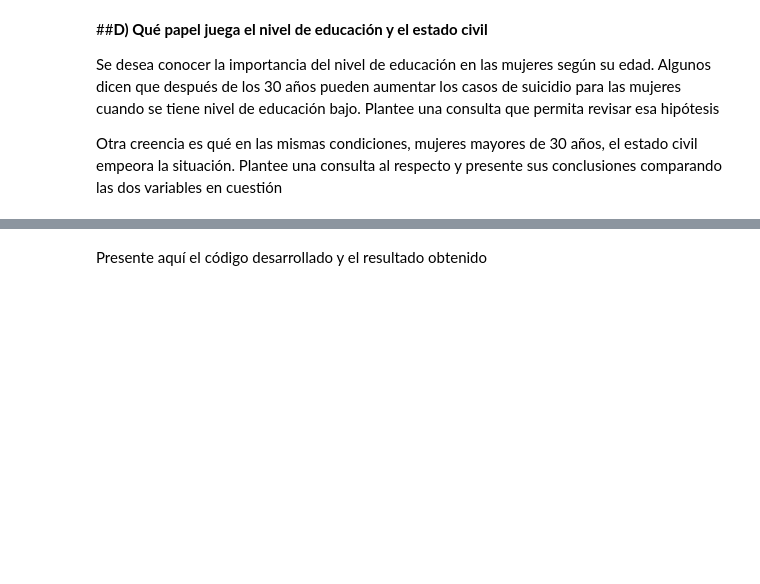
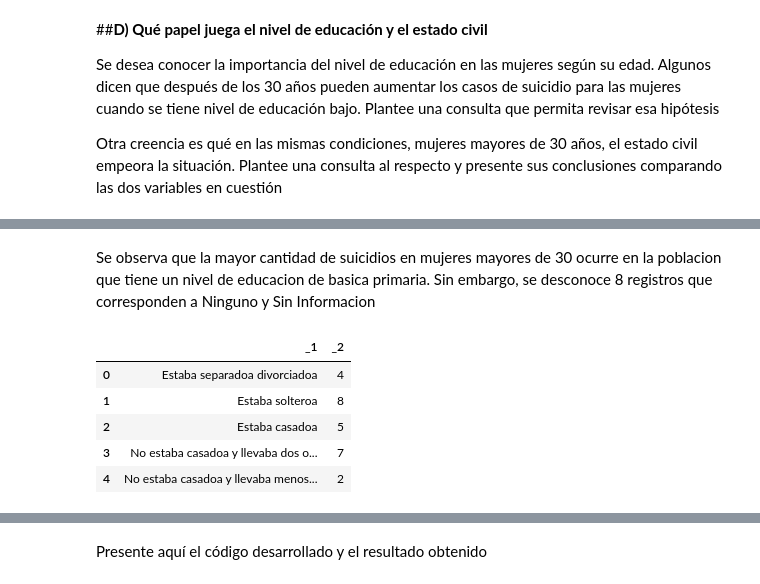
Before and after one commit to Alberto-San/BigData, a Jupyter notebook: 06 - [TALLER] - RDD.ipynb, the cells around one changed output, grey strips where cells are left out. Drawn from its saved outputs; the diff is of its cells as text; code cells hidden in the pictures; blank space fills up the shorter version.

```diff
--- a/06 - [TALLER] - RDD.ipynb
+++ b/06 - [TALLER] - RDD.ipynb
@@ -297,0 +321,11 @@ rdd_hyp_reduce.take(20)
+# %% [markdown]
+Se observa que la mayor cantidad de suicidios en mujeres mayores de 30 ocurre en la poblacion que tiene un nivel de educacion de basica primaria. Sin embargo, se desconoce 8 registros que corresponden a Ninguno y Sin Informacion
+# %%
+display(rdd_hyp_reduce_status.toDF().toPandas())
+# %% [output]
+|  | _1 | _2 |
+| 0 | Estaba separadoa divorciadoa | 4 |
+| 1 | Estaba solteroa | 8 |
+| 2 | Estaba casadoa | 5 |
+| 3 | No estaba casadoa y llevaba dos o... | 7 |
+| 4 | No estaba casadoa y llevaba menos... | 2 |
```
Also changed, not shown: parts of 6 cells of this notebook.
